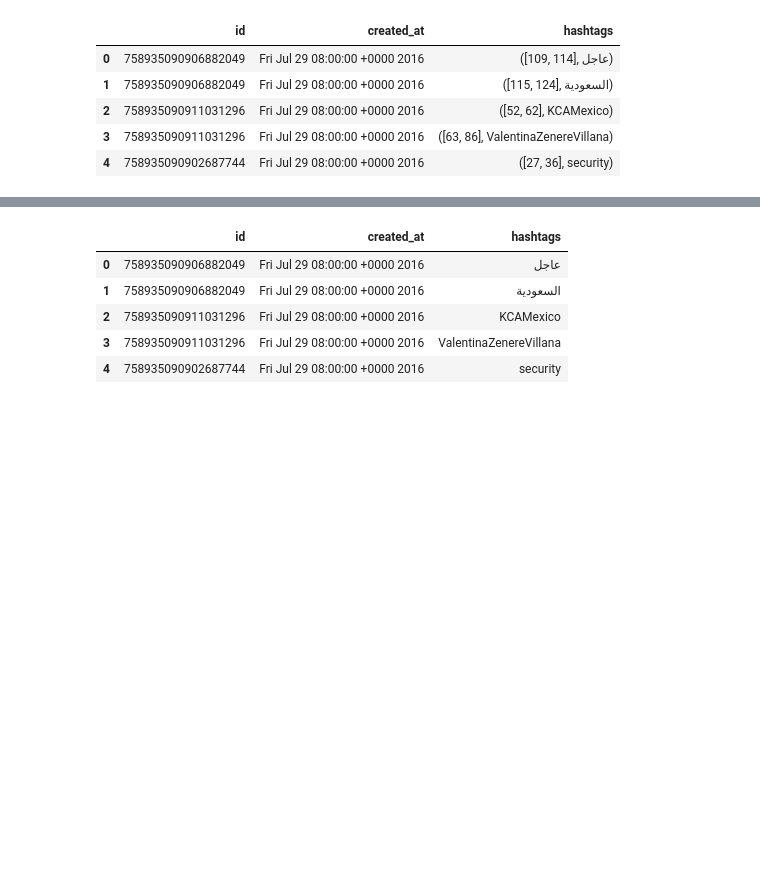
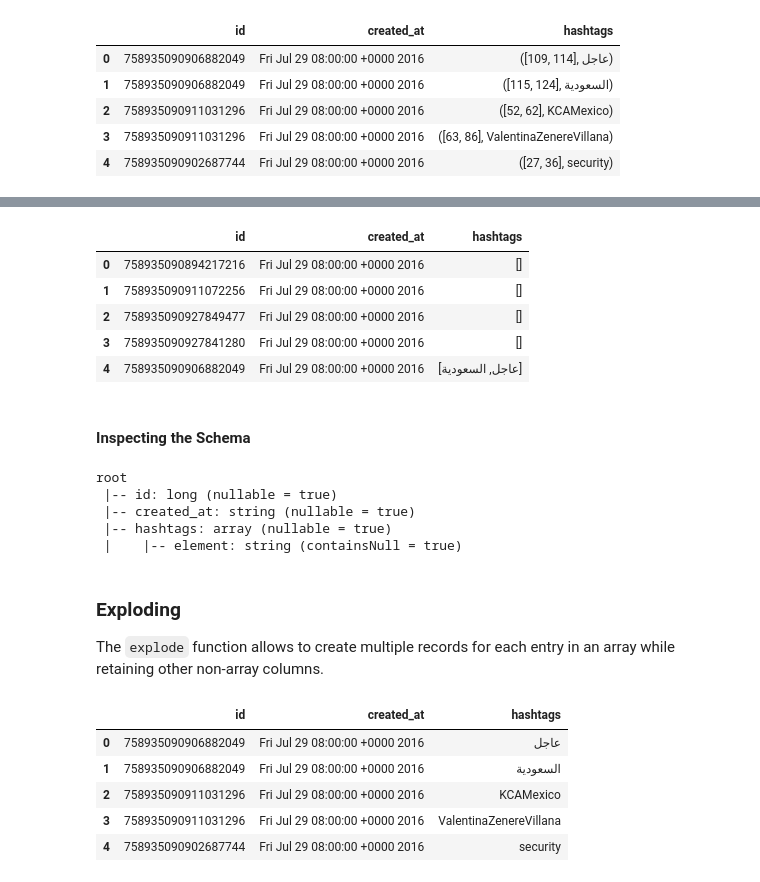
Before and after one commit to dimajix/spark-training, a Jupyter notebook: spark-python/jupyter-advanced/09 - Working with JSONs - Full.ipynb, the cells around one changed output, grey strips where cells are left out. Cells and saved outputs as stored; diff of their text form; code cells hidden in the pictures; blank space fills up the shorter version.

```diff
--- a/spark-python/jupyter-advanced/08 - Working with JSONs.ipynb
+++ b/spark-python/jupyter-advanced/09 - Working with JSONs - Full.ipynb
@@ -122,3 +177,32 @@ result.limit(5).toPandas()
+# %%
+result = twitter \
+    .select(
+        twitter["id"],
+        twitter["created_at"],
+        twitter["entities.hashtags.text"].alias("hashtags")
+    )
+result.limit(5).toPandas()
+# %% [output]
+|  | id | created_at | hashtags |
+| 0 | 758935090894217216 | Fri Jul 29 08:00:00 +0000 2016 | [] |
+| 1 | 758935090911072256 | Fri Jul 29 08:00:00 +0000 2016 | [] |
+| 2 | 758935090927849477 | Fri Jul 29 08:00:00 +0000 2016 | [] |
+| 3 | 758935090927841280 | Fri Jul 29 08:00:00 +0000 2016 | [] |
+| 4 | 758935090906882049 | Fri Jul 29 08:00:00 +0000 2016 | [عاجل, السعودية] |
+# %% [markdown]
+#### Inspecting the Schema
+# %%
+result.printSchema()
+# %% [output]
+root
+ |-- id: long (nullable = true)
+ |-- created_at: string (nullable = true)
+ |-- hashtags: array (nullable = true)
+ |    |-- element: string (containsNull = true)
+# %% [markdown]
+### Exploding
+
+The `explode` function allows to create multiple records for each entry in an array while retaining other non-array columns.
 # %%
 result = twitter \
     .select(
```
Also changed, not shown: parts of 36 cells of this notebook, 15 other files.
